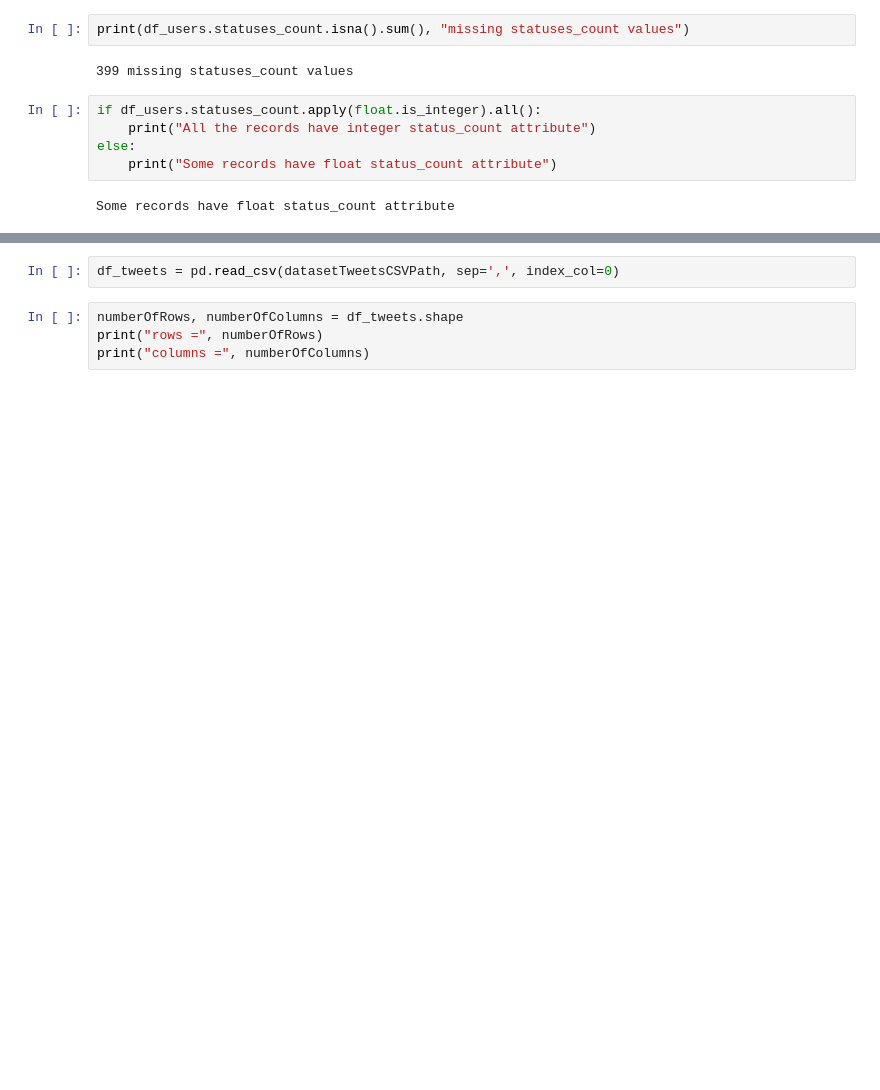
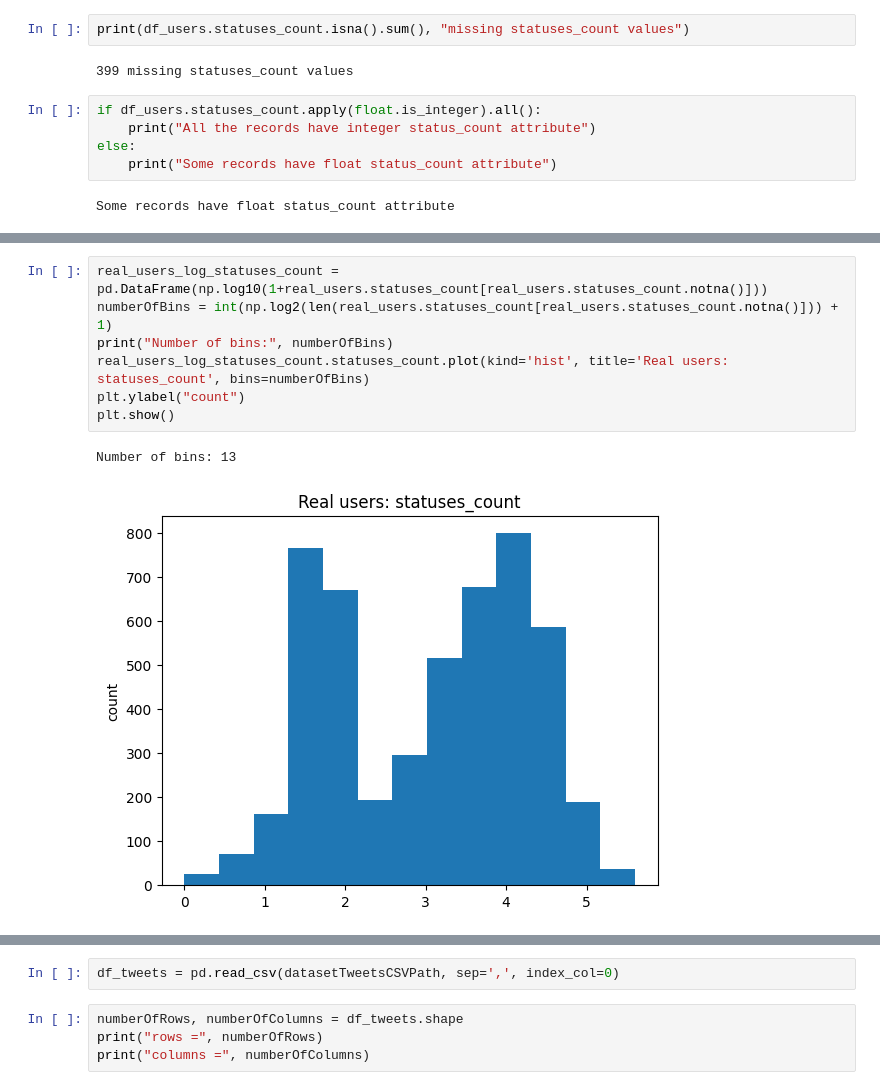
Before and after one commit to domferr/Data-Mining, a Jupyter notebook: Data Understanding.ipynb, the cells around one changed output, grey strips where cells are left out. Saved outputs shown, nothing was run; the diff lists cells and outputs as text; blank space fills up the shorter version.

```diff
--- a/Data Understanding.ipynb
+++ b/Data Understanding.ipynb
@@ -324,0 +337,10 @@ plt.show()
+# %%
+real_users_log_statuses_count = pd.DataFrame(np.log10(1+real_users.statuses_count[real_users.statuses_count.notna()]))
+numberOfBins = int(np.log2(len(real_users.statuses_count[real_users.statuses_count.notna()])) + 1)
+print("Number of bins:", numberOfBins)
+real_users_log_statuses_count.statuses_count.plot(kind='hist', title='Real users: statuses_count', bins=numberOfBins)
+plt.ylabel("count")
+plt.show()
+# %% [output]
+Number of bins: 13
+[figure, added]
```
Also changed, not shown: parts of 21 cells of this notebook.
